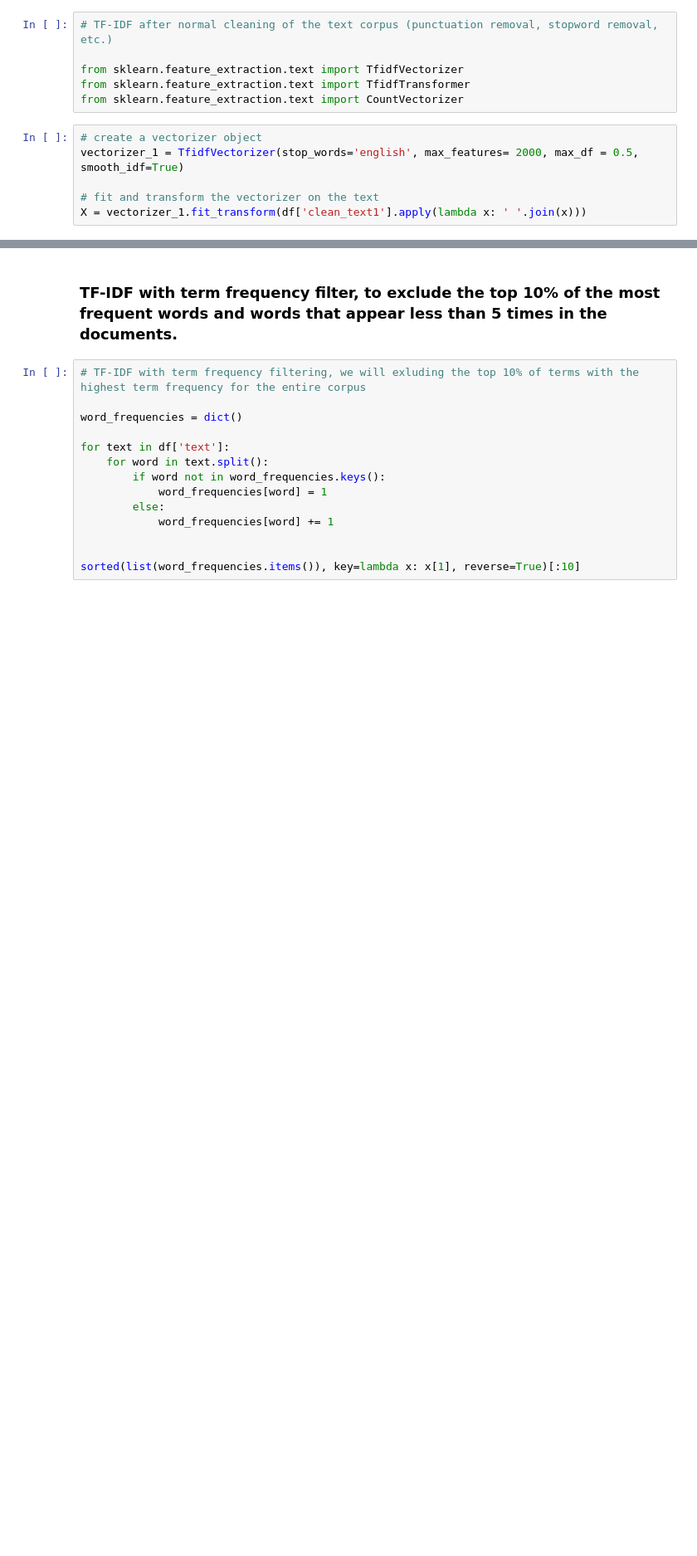
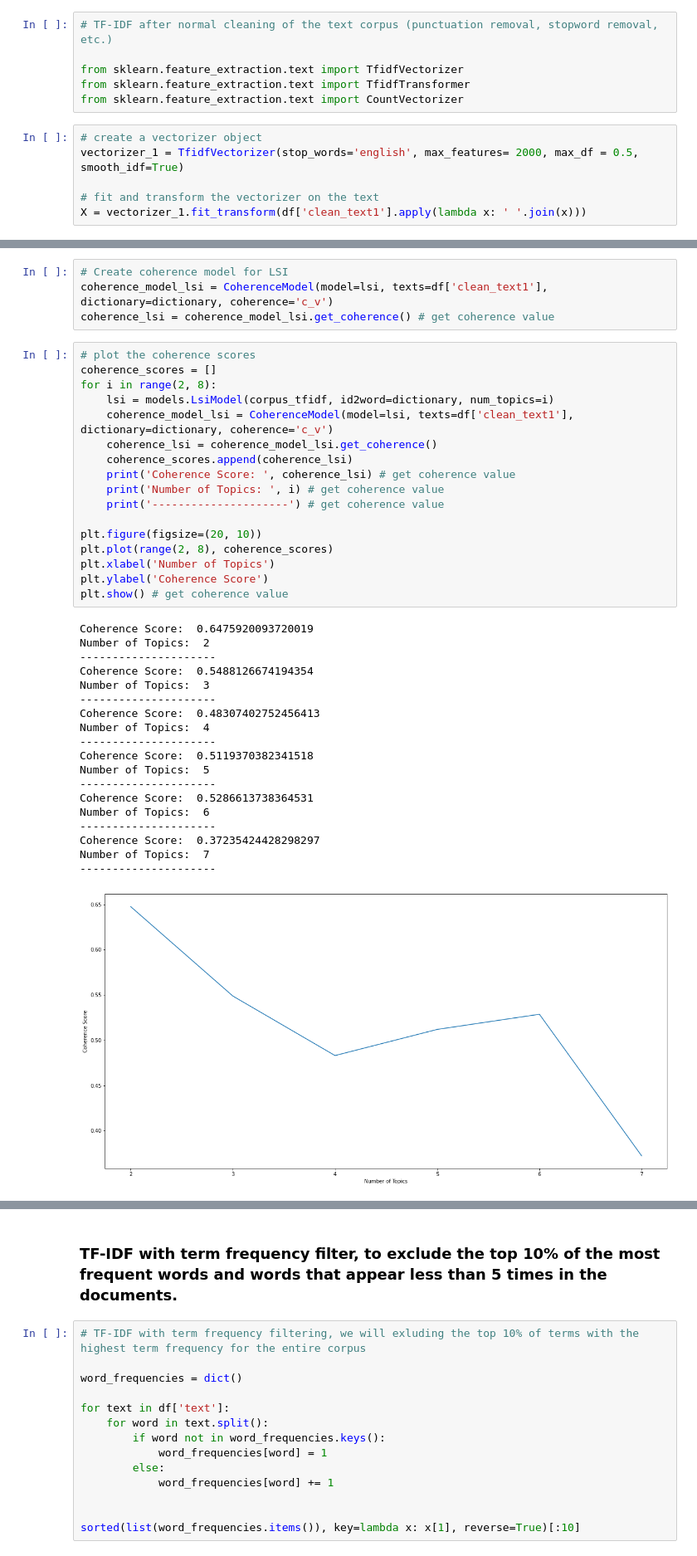
Before and after one commit to Extrieve/TextAna5, a Jupyter notebook: Scripts/analysis.ipynb, the cells around one changed output, grey strips where cells are left out. Shown at 83% size. Saved outputs shown, nothing was run; the diff lists cells and outputs as text; blank space fills up the shorter version.

```diff
--- a/Scripts/analysis.ipynb
+++ b/Scripts/analysis.ipynb
@@ -110,0 +178,41 @@ df.head(10)
+# %%
+# Create coherence model for LSI
+coherence_model_lsi = CoherenceModel(model=lsi, texts=df['clean_text1'], dictionary=dictionary, coherence='c_v')
+coherence_lsi = coherence_model_lsi.get_coherence() # get coherence value
+# %%
+# plot the coherence scores
+coherence_scores = []
+for i in range(2, 8):
+    lsi = models.LsiModel(corpus_tfidf, id2word=dictionary, num_topics=i)
+    coherence_model_lsi = CoherenceModel(model=lsi, texts=df['clean_text1'], dictionary=dictionary, coherence='c_v')
+    coherence_lsi = coherence_model_lsi.get_coherence()
+    coherence_scores.append(coherence_lsi)
+    print('Coherence Score: ', coherence_lsi) # get coherence value
+    print('Number of Topics: ', i) # get coherence value
+    print('---------------------') # get coherence value
+
+plt.figure(figsize=(20, 10))
+plt.plot(range(2, 8), coherence_scores)
+plt.xlabel('Number of Topics')
+plt.ylabel('Coherence Score')
+plt.show() # get coherence value
+# %% [output]
+Coherence Score:  0.6475920093720019
+Number of Topics:  2
+---------------------
+Coherence Score:  0.5488126674194354
+Number of Topics:  3
+---------------------
+Coherence Score:  0.48307402752456413
+Number of Topics:  4
+---------------------
+Coherence Score:  0.5119370382341518
+Number of Topics:  5
+---------------------
+Coherence Score:  0.5286613738364531
+Number of Topics:  6
+---------------------
+Coherence Score:  0.37235424428298297
+Number of Topics:  7
+---------------------
+[figure, added]
```
Also changed, not shown: parts of 31 cells of this notebook.
